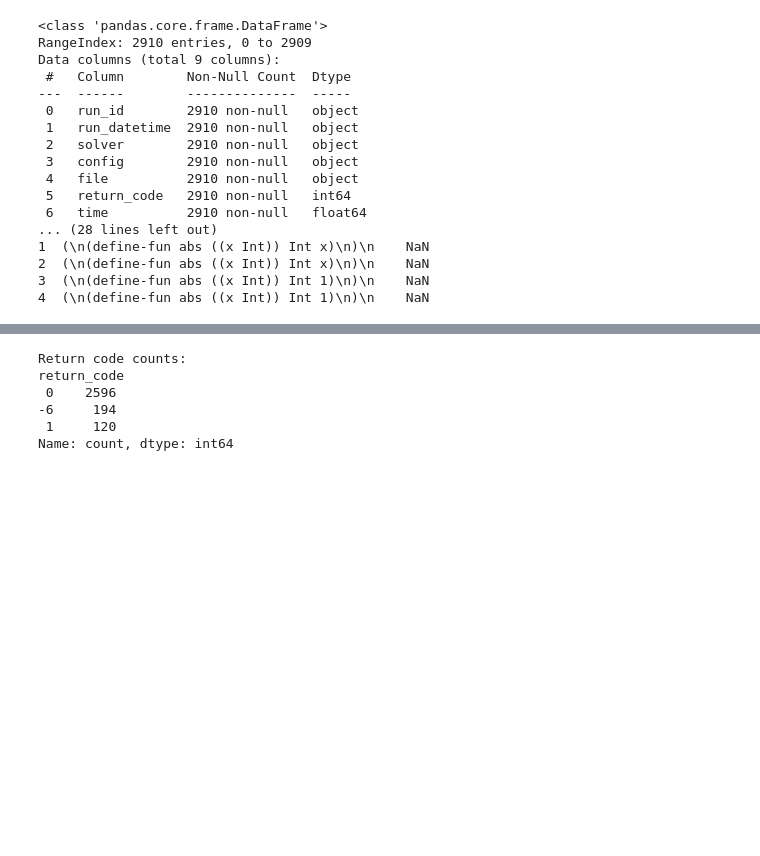
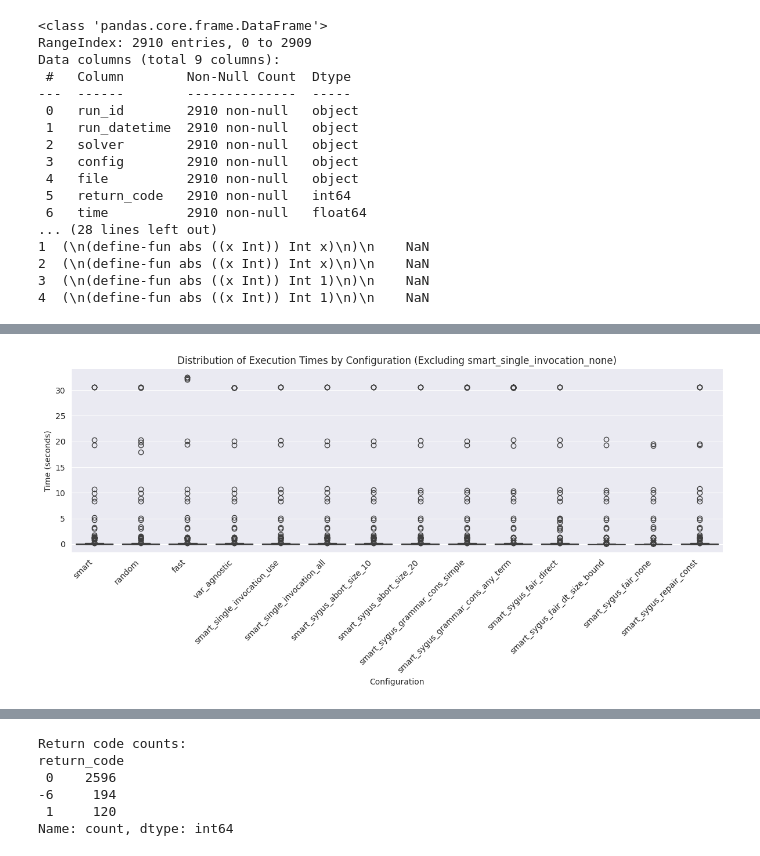
Before and after one commit to gschandan/PySynthLab, a Jupyter notebook: src/benchmark/visualisations.ipynb, the cells around one changed output, grey strips where cells are left out. Saved outputs shown, nothing was run; the diff lists cells and outputs as text; code cells hidden in the pictures; blank space fills up the shorter version.

```diff
--- a/src/benchmark/visualisations.ipynb
+++ b/src/benchmark/visualisations.ipynb
@@ -101,0 +146,11 @@ plt.show()
+# %%
+plt.figure(figsize=(12, 6))
+sns.boxplot(x='config', y='time', data=df[df['config'] != 'smart_single_invocation_none'])
+plt.title('Distribution of Execution Times by Configuration (Excluding smart_single_invocation_none)')
+plt.xlabel('Configuration')
+plt.ylabel('Time (seconds)')
+plt.xticks(rotation=45, ha='right')
+plt.tight_layout()
+plt.show()
+# %% [output]
+[figure, added]
```
Also changed, not shown: parts of 7 cells of this notebook, 8 other files.
